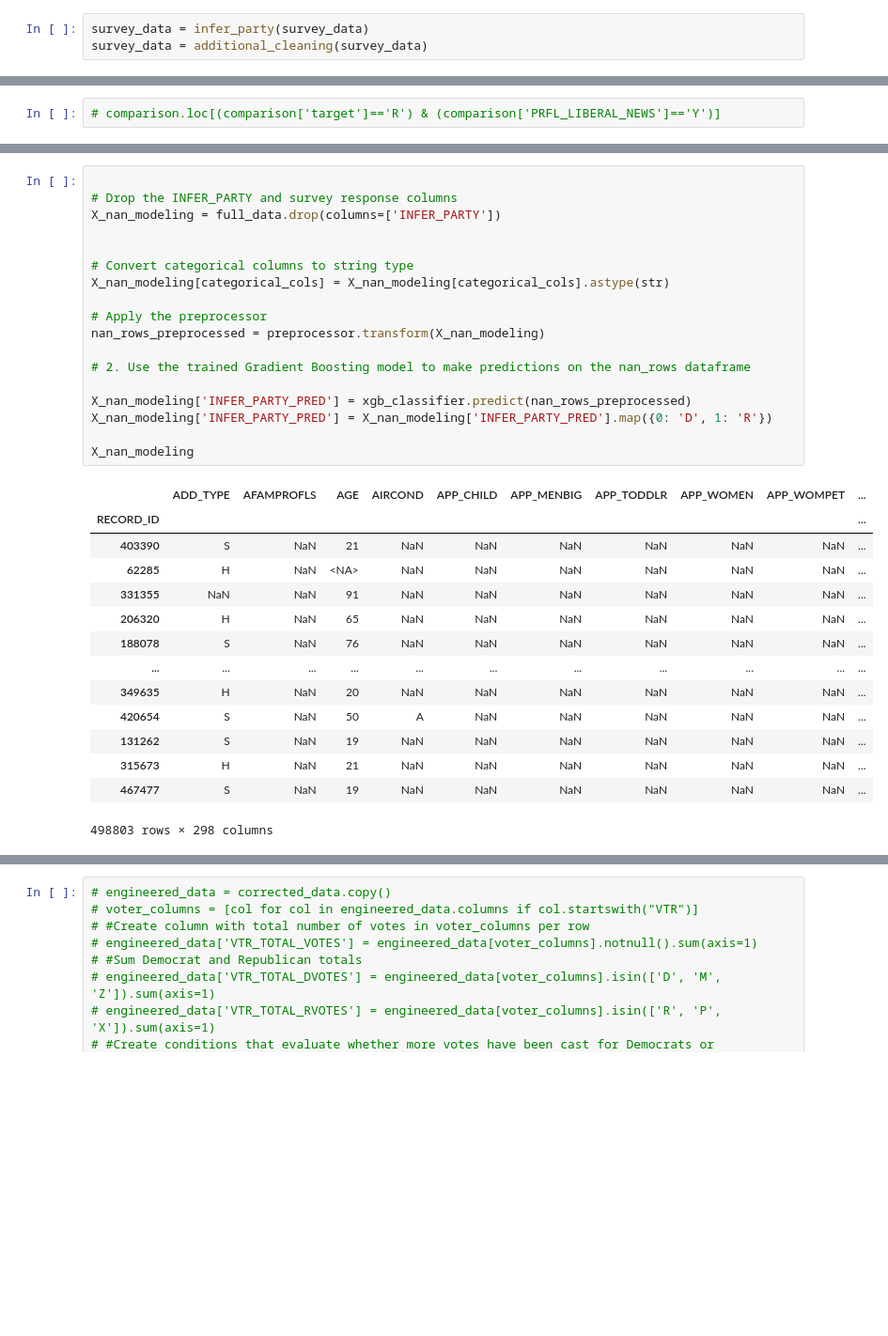
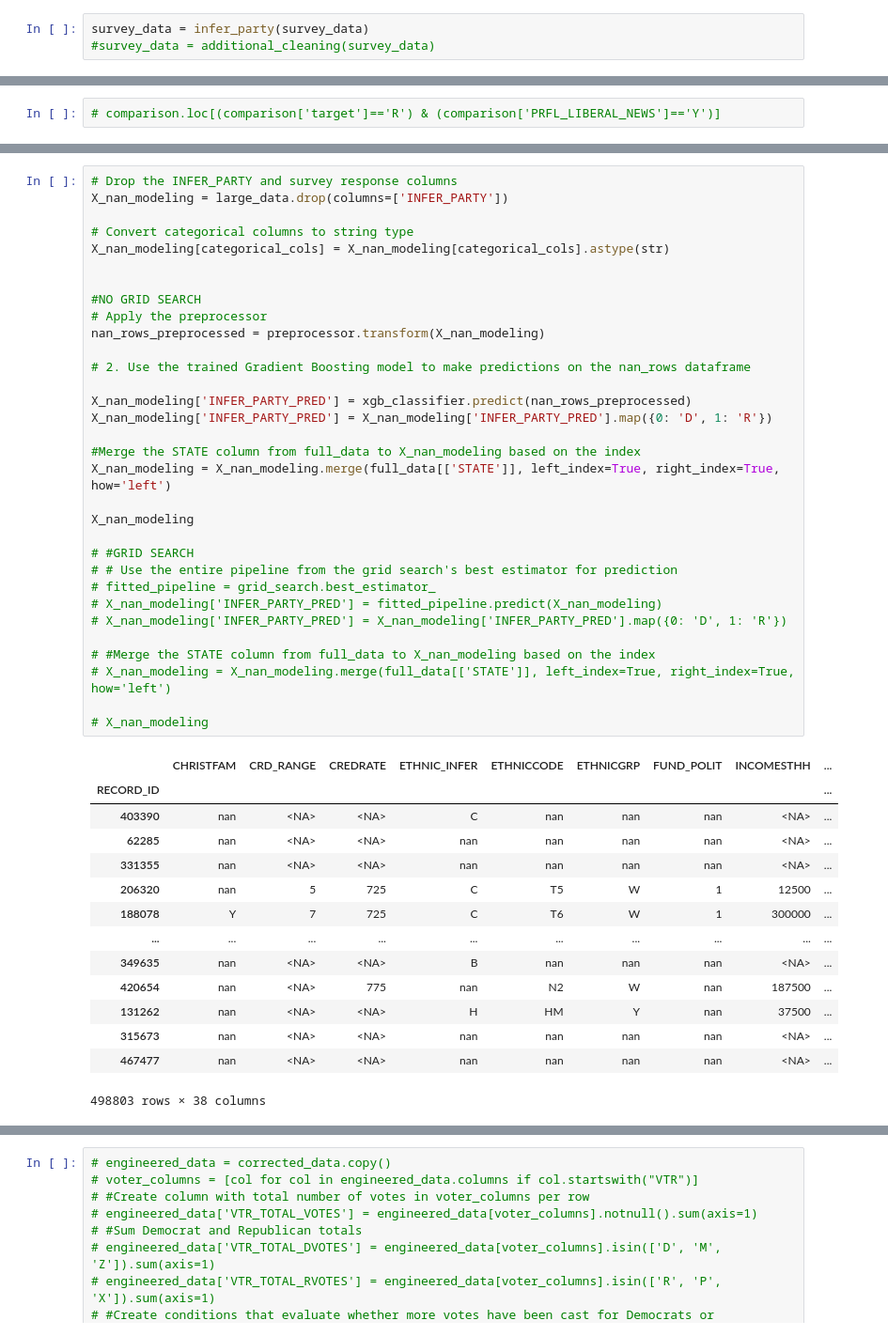
Before and after one commit to parkermoe/milestone2_MADS, a Jupyter notebook: Modeling_party_preference_Riley.ipynb, the cells around one changed output, grey strips where cells are left out. Shown at 94% size. Saved outputs shown, nothing was run; the diff lists cells and outputs as text; blank space fills up the shorter version.

```diff
--- a/Modeling_party_preference_Riley.ipynb
+++ b/Modeling_party_preference_Riley.ipynb
@@ -386,7 +236,7 @@ print(f"Number of RECORD_IDs in survey_data that don't have a match in full_data
 Number of RECORD_IDs in survey_data that don't have a match in full_data: 363
 # %%
 survey_data = infer_party(survey_data)
-survey_data = additional_cleaning(survey_data)
+#survey_data = additional_cleaning(survey_data)
 # %% [output]
 Final INFER_PARTY Ds and Rs:
 574
@@ -1094,36 +1051,50 @@ full_survey
 # %%
-
 # Drop the INFER_PARTY and survey response columns
-X_nan_modeling = full_data.drop(columns=['INFER_PARTY'])
-
+X_nan_modeling = large_data.drop(columns=['INFER_PARTY'])
 
 # Convert categorical columns to string type
 X_nan_modeling[categorical_cols] = X_nan_modeling[categorical_cols].astype(str)
 
+
+#NO GRID SEARCH
 # Apply the preprocessor
 nan_rows_preprocessed = preprocessor.transform(X_nan_modeling)
 
 # 2. Use the trained Gradient Boosting model to make predictions on the nan_rows dataframe
 
 X_nan_modeling['INFER_PARTY_PRED'] = xgb_classifier.predict(nan_rows_preprocessed)
 X_nan_modeling['INFER_PARTY_PRED'] = X_nan_modeling['INFER_PARTY_PRED'].map({0: 'D', 1: 'R'})
 
+#Merge the STATE column from full_data to X_nan_modeling based on the index
+X_nan_modeling = X_nan_modeling.merge(full_data[['STATE']], left_index=True, right_index=True, how='left')
+
 X_nan_modeling
+
+# #GRID SEARCH
+# # Use the entire pipeline from the grid search's best estimator for prediction
+# fitted_pipeline = grid_search.best_estimator_
+# X_nan_modeling['INFER_PARTY_PRED'] = fitted_pipeline.predict(X_nan_modeling)
+# X_nan_modeling['INFER_PARTY_PRED'] = X_nan_modeling['INFER_PARTY_PRED'].map({0: 'D', 1: 'R'})
+
+# #Merge the STATE column from full_data to X_nan_modeling based on the index
+# X_nan_modeling = X_nan_modeling.merge(full_data[['STATE']], left_index=True, right_index=True, how='left')
+
+# X_nan_modeling
 # %% [output]
-|  | ADD_TYPE | AFAMPROFLS | AGE | AIRCOND | APP_CHILD | APP_MENBIG | APP_TODDLR | APP_WOMEN | APP_WOMPET | ... |
-| RECORD_ID |  |  |  |  |  |  |  |  |  | ... |
-| 403390 | S | NaN | 21 | NaN | NaN | NaN | NaN | NaN | NaN | ... |
-| 62285 | H | NaN | <NA> | NaN | NaN | NaN | NaN | NaN | NaN | ... |
-| 331355 | NaN | NaN | 91 | NaN | NaN | NaN | NaN | NaN | NaN | ... |
-| 206320 | H | NaN | 65 | NaN | NaN | NaN | NaN | NaN | NaN | ... |
-| 188078 | S | NaN | 76 | NaN | NaN | NaN | NaN | NaN | NaN | ... |
-| ... | ... | ... | ... | ... | ... | ... | ... | ... | ... | ... |
-| 349635 | H | NaN | 20 | NaN | NaN | NaN | NaN | NaN | NaN | ... |
-| 420654 | S | NaN | 50 | A | NaN | NaN | NaN | NaN | NaN | ... |
-| 131262 | S | NaN | 19 | NaN | NaN | NaN | NaN | NaN | NaN | ... |
-| 315673 | H | NaN | 21 | NaN | NaN | NaN | NaN | NaN | NaN | ... |
-| 467477 | S | NaN | 19 | NaN | NaN | NaN | NaN | NaN | NaN | ... |
+|  | CHRISTFAM | CRD_RANGE | CREDRATE | ETHNIC_INFER | ETHNICCODE | ETHNICGRP | FUND_POLIT | INCOMESTHH | ... |
+| RECORD_ID |  |  |  |  |  |  |  |  | ... |
+| 403390 | nan | <NA> | <NA> | C | nan | nan | nan | <NA> | ... |
+| 62285 | nan | <NA> | <NA> | nan | nan | nan | nan | <NA> | ... |
+| 331355 | nan | <NA> | <NA> | nan | nan | nan | nan | <NA> | ... |
+| 206320 | nan | 5 | 725 | C | T5 | W | 1 | 12500 | ... |
+| 188078 | Y | 7 | 725 | C | T6 | W | 1 | 300000 | ... |
+| ... | ... | ... | ... | ... | ... | ... | ... | ... | ... |
+| 349635 | nan | <NA> | <NA> | B | nan | nan | nan | <NA> | ... |
+| 420654 | nan | <NA> | 775 | nan | N2 | W | nan | 187500 | ... |
+| 131262 | nan | <NA> | <NA> | H | HM | Y | nan | 37500 | ... |
+| 315673 | nan | <NA> | <NA> | nan | nan | nan | nan | <NA> | ... |
+| 467477 | nan | <NA> | <NA> | nan | nan | nan | nan | <NA> | ... |
-498803 rows × 298 columns
+498803 rows × 38 columns
 # %%
 votes_by_state_df = pd.read_csv('data/VOTES_BY_STATE_2020_PRES.csv')
 votes_by_state_df['Total_Votes'] = votes_by_state_df[['VOTES_TRUMP', 'VOTES_BIDEN', 'VOTES_OTHER']].sum(axis=1)
```
Also changed, not shown: parts of 21 cells of this notebook.
